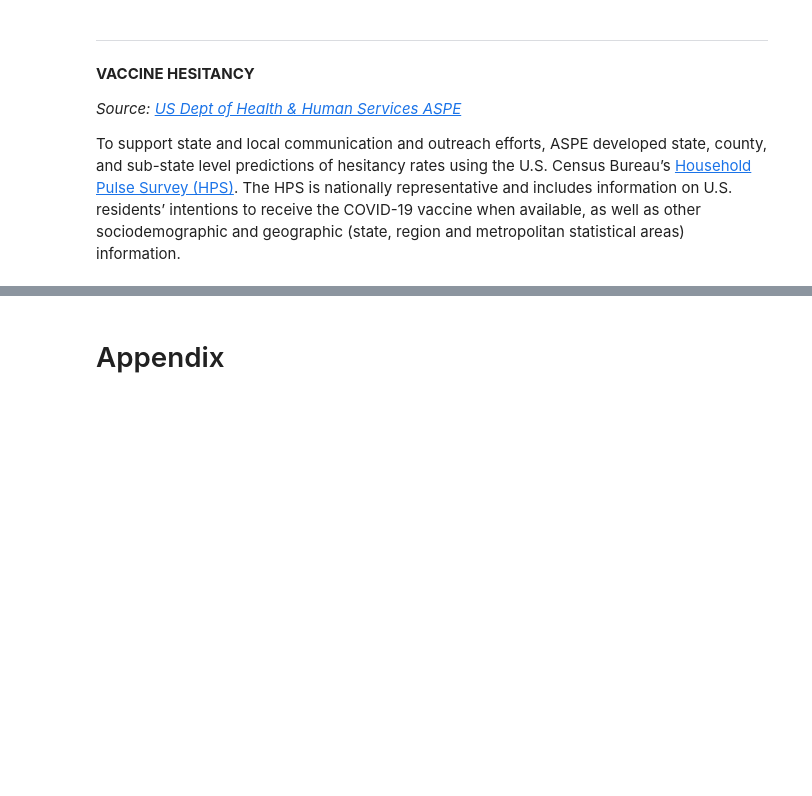
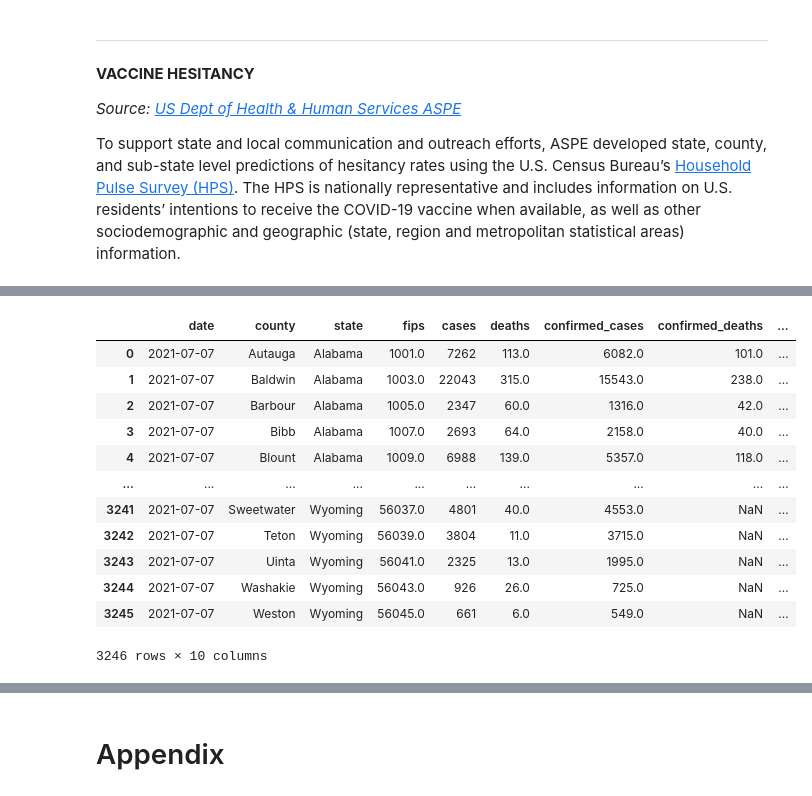
Before and after one commit to kcoop610/capstone-pandemic-us-health-inequities, a Jupyter notebook: report.ipynb, the cells around one changed output, grey strips where cells are left out. Saved outputs shown, nothing was run; the diff lists cells and outputs as text; code cells hidden in the pictures; blank space fills up the shorter version.

```diff
--- a/report.ipynb
+++ b/report.ipynb
@@ -369,0 +570,16 @@ vax_hesitancy
+# %%
+nyt_cases_deaths
+# %% [output]
+|  | date | county | state | fips | cases | deaths | confirmed_cases | confirmed_deaths | ... |
+| 0 | 2021-07-07 | Autauga | Alabama | 1001.0 | 7262 | 113.0 | 6082.0 | 101.0 | ... |
+| 1 | 2021-07-07 | Baldwin | Alabama | 1003.0 | 22043 | 315.0 | 15543.0 | 238.0 | ... |
+| 2 | 2021-07-07 | Barbour | Alabama | 1005.0 | 2347 | 60.0 | 1316.0 | 42.0 | ... |
+| 3 | 2021-07-07 | Bibb | Alabama | 1007.0 | 2693 | 64.0 | 2158.0 | 40.0 | ... |
+| 4 | 2021-07-07 | Blount | Alabama | 1009.0 | 6988 | 139.0 | 5357.0 | 118.0 | ... |
+| ... | ... | ... | ... | ... | ... | ... | ... | ... | ... |
+| 3241 | 2021-07-07 | Sweetwater | Wyoming | 56037.0 | 4801 | 40.0 | 4553.0 | NaN | ... |
+| 3242 | 2021-07-07 | Teton | Wyoming | 56039.0 | 3804 | 11.0 | 3715.0 | NaN | ... |
+| 3243 | 2021-07-07 | Uinta | Wyoming | 56041.0 | 2325 | 13.0 | 1995.0 | NaN | ... |
+| 3244 | 2021-07-07 | Washakie | Wyoming | 56043.0 | 926 | 26.0 | 725.0 | NaN | ... |
+| 3245 | 2021-07-07 | Weston | Wyoming | 56045.0 | 661 | 6.0 | 549.0 | NaN | ... |
+3246 rows × 10 columns
```
Also changed, not shown: parts of 63 cells of this notebook, 9 other files.
